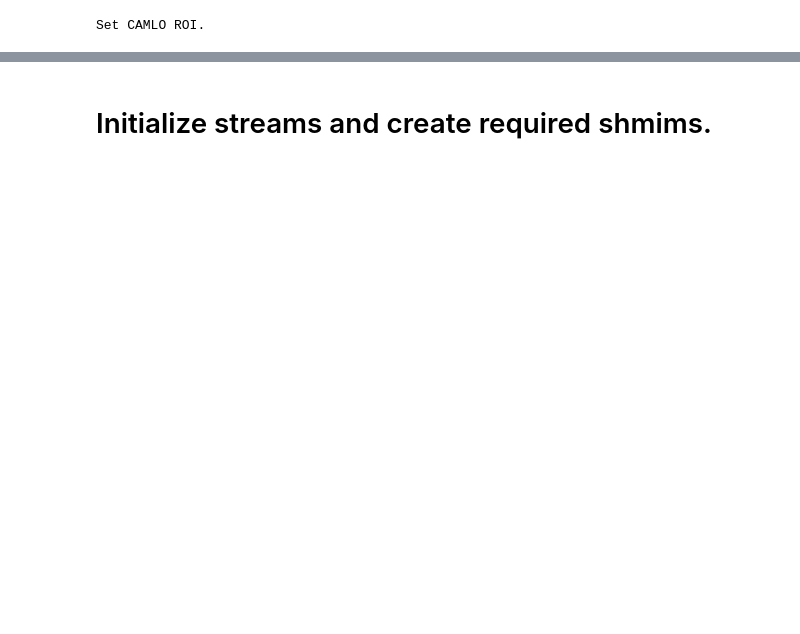
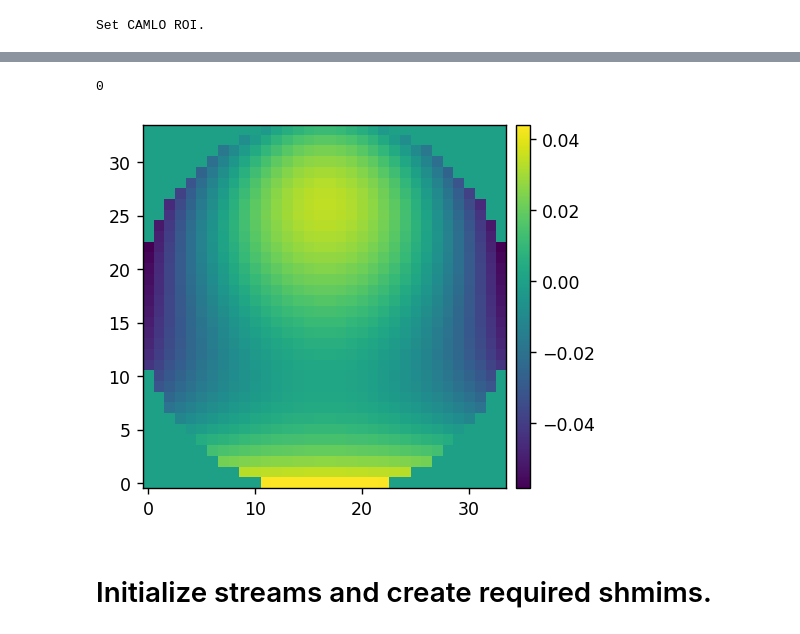
Before and after one commit to kian1377/scoob-llowfsc, a Jupyter notebook: exp-notebooks/run_llowfsc.ipynb, the cells around one changed output, grey strips where cells are left out. Drawn from its saved outputs; the diff is of its cells as text; code cells hidden in the pictures; blank space fills up the shorter version.

```diff
--- a/exp-notebooks/run_llowfsc.ipynb
+++ b/exp-notebooks/run_llowfsc.ipynb
@@ -87,6 +88,14 @@ Set the fiber attenuation to 2.5
 Set CAMLO blacklevel.
 Set the CAMLO gain setting to 120.0
 Set the CAMLO exposure time to 1.00e-04s
+# %%
+dmc1 = ImageStream('dm00disp01')
+# %%
+psf_corr_command = dmc1.grab_latest()
+imshow([psf_corr_command])
+# %% [output]
+0
+[figure, added]
 # %% [markdown]
 # Initialize streams and create required shmims.
 # %%
```
Also changed, not shown: parts of 15 cells of this notebook, 3 other files.
